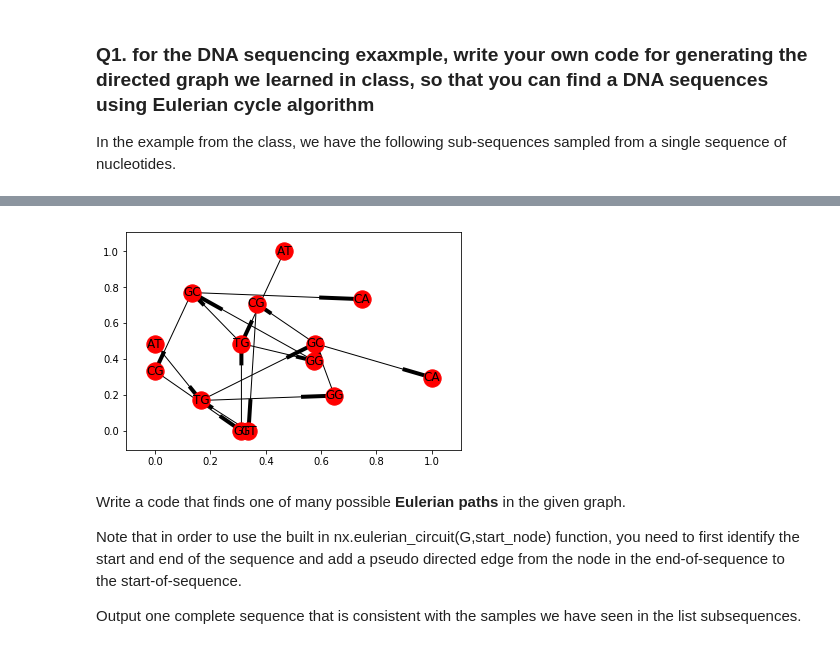
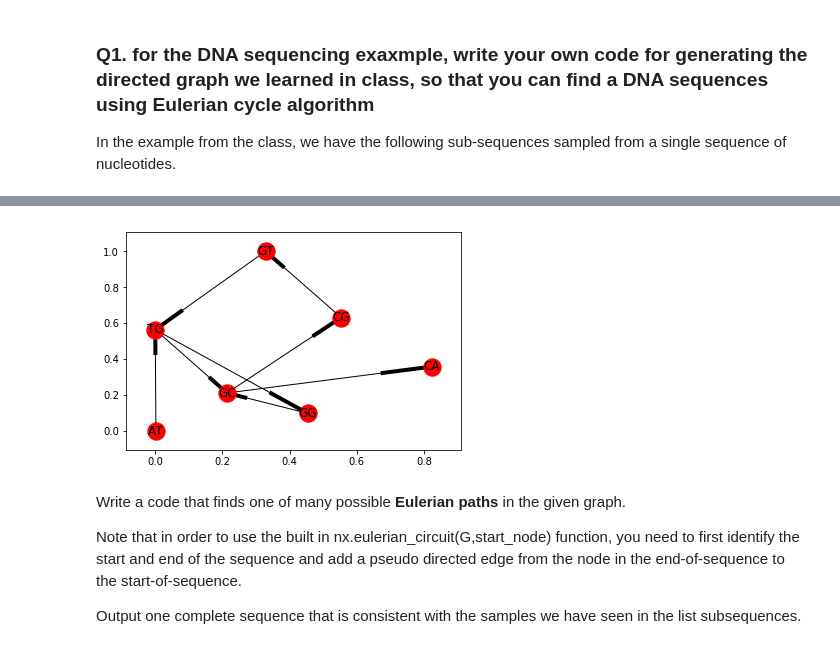
Before and after one commit to Richard-Hendricks/UIUC-Fall-2017, a Jupyter notebook: IE_532/Exercises/1Eulerian_ex.ipynb, the cells around one changed output, grey strips where cells are left out. Cells and saved outputs as stored; diff of their text form; code cells hidden in the pictures.

```diff
--- a/IE_532/Exercises/1Eulerian_ex.ipynb
+++ b/IE_532/Exercises/1Eulerian_ex.ipynb
@@ -93,0 +95,17 @@ Write a code below that generates and plots the graph $G$ defined from the subse
+# %%
+import numpy as np
+import networkx as nx
+import matplotlib.pyplot as plt
+
+G = nx.DiGraph()
+k = 3
+first_nodes = np.unique([i[: k-1] for i in subsequence])
+last_nodes = np.unique([i[1: ] for i in subsequence])
+
+for i in subsequence:
+    G.add_edges_from([(i[: k-1], i[1: ])])
+
+for i in range(len(subsequence) - 1):
+    G.add_edges_from([(subsequence[i][2] + subsequence[i + 1][0], subsequence[i + 1][:2])])
+
+G.edges()
@@ -94,34 +124,28 @@ Write a code below that generates and plots the graph $G$ defined from the subse
 # %%
 import numpy as np
 import networkx as nx
 import matplotlib.pyplot as plt
 
 G = nx.DiGraph()
+
 def subsequences_to_graph(subsequences):
-  import networkx as nx
-  G = nx.DiGraph()
+    import networkx as nx
+    G = nx.DiGraph()
+
 # ------ YOUR CODE HERE that generates the graph ------------
 
-
-
-
-
-
-
-
-
-
-
-
+    k = 3
+    for i in subsequence:
+        G.add_edges_from([(i[: k-1], i[1: ])])
 
 # ------------------------------------------------------------
-  return G
+    return G
 
 G = subsequences_to_graph(subsequence)
 nx.draw_networkx(G,arrows=True,with_labels=True)
 plt.show()
 # %% [output]
-[figure, old version]
+[figure, new version]
 # %% [markdown]
 Write a code that finds one of many possible **Eulerian paths** in the given graph.
 
```
Also changed, not shown: parts of 8 cells of this notebook.
